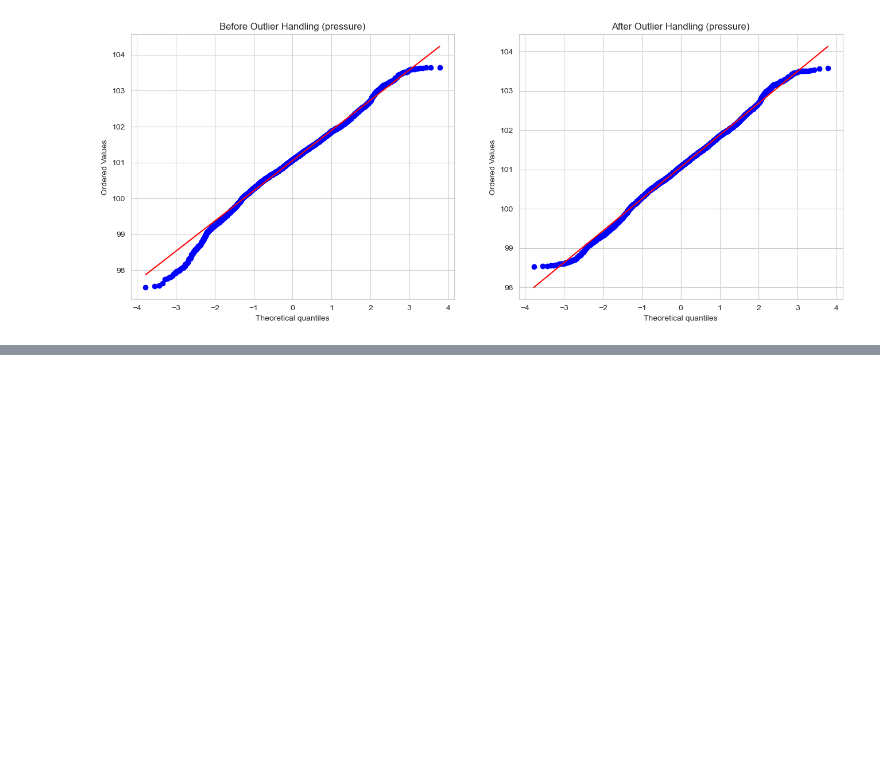
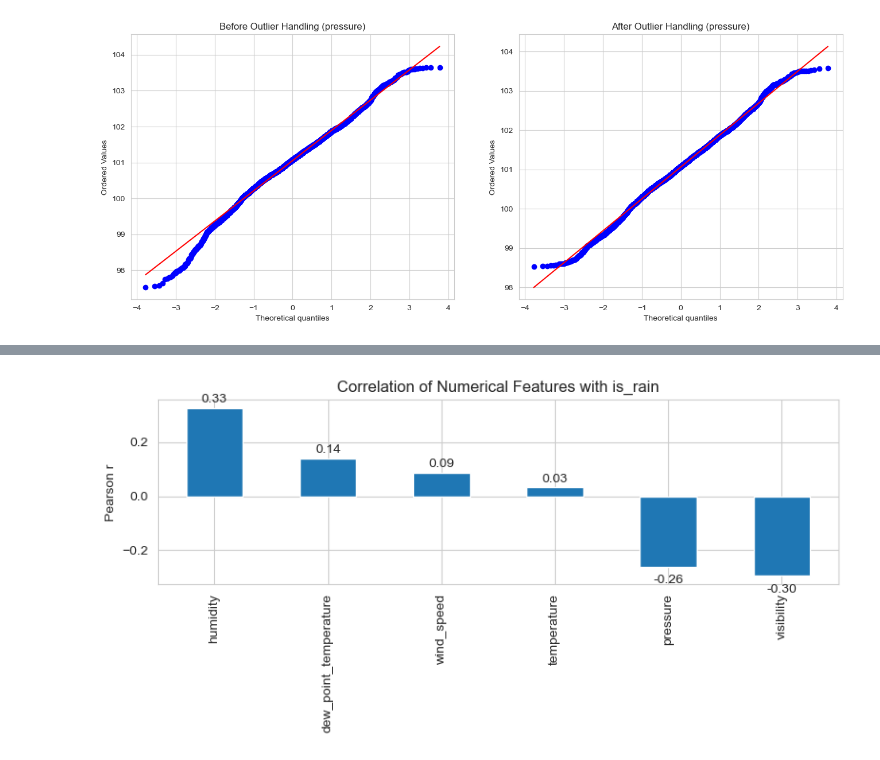
Before and after one commit to Yanyin-Chen-1156325/ST_ML_1156325, a Jupyter notebook: assignment2.ipynb, the cells around one changed output, grey strips where cells are left out. Saved outputs shown, nothing was run; the diff lists cells and outputs as text; code cells hidden in the pictures; blank space fills up the shorter version.

```diff
--- a/assignment2.ipynb
+++ b/assignment2.ipynb
@@ -354,0 +491,12 @@ Physical bounds were applied to ensure no impossible values exist. IQR and Z-sco
+# %%
+# Bar plot: correlation with is_rain
+corr_with_rain = corr['is_rain'].drop('is_rain').sort_values(ascending=False)
+plt.figure(figsize=(8,4))
+ax = corr_with_rain.plot(kind='bar')
+plt.title("Correlation of Numerical Features with is_rain")
+plt.ylabel("Pearson r")
+for i, v in enumerate(corr_with_rain.values):
+    plt.text(i, v + (0.01 if v>=0 else -0.03), f"{v:.2f}", ha='center', va='bottom' if v>=0 else 'top')
+plt.tight_layout(); plt.show()
+# %% [output]
+[figure, added]
```
Also changed, not shown: parts of 12 cells of this notebook, 1 other file.
